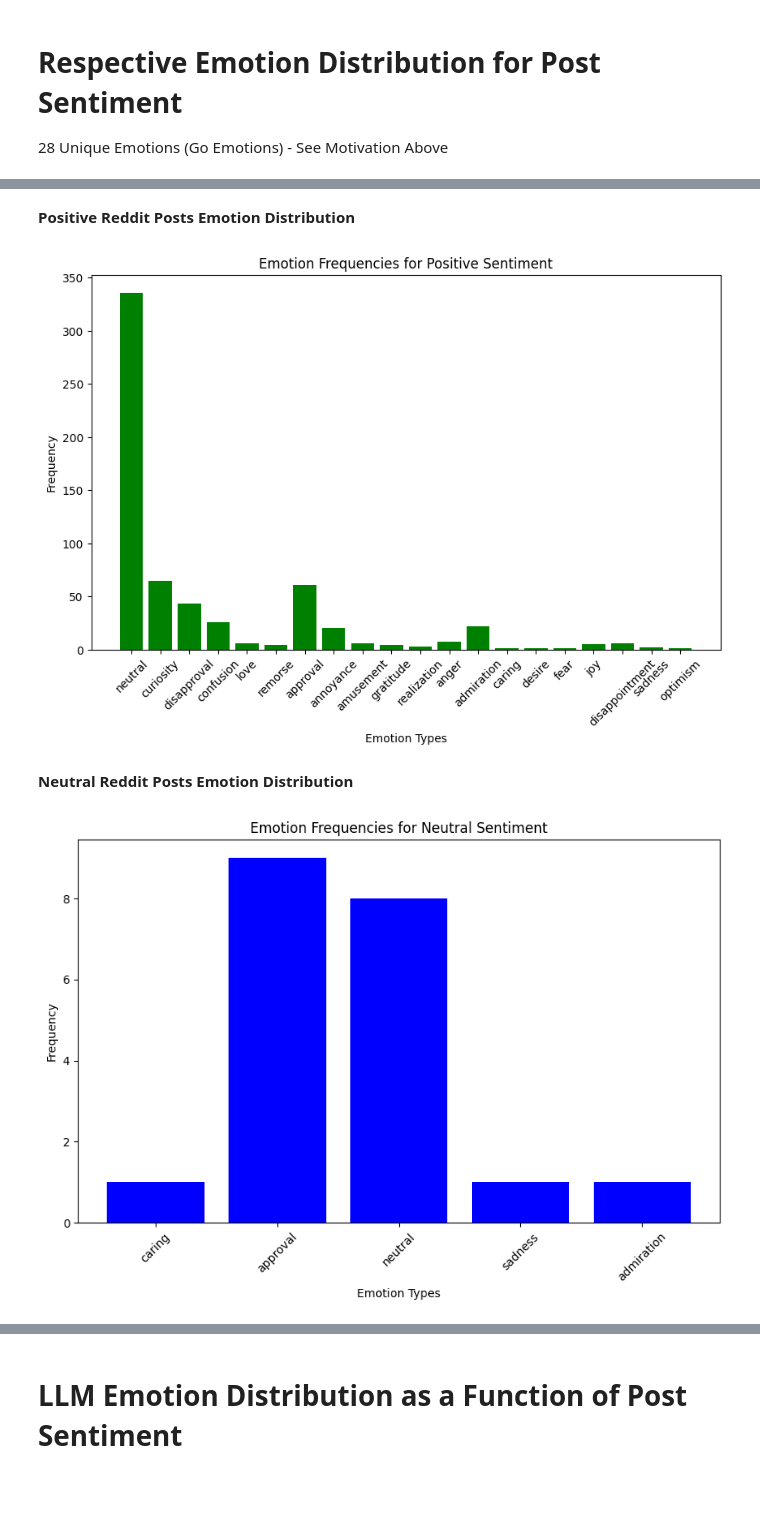
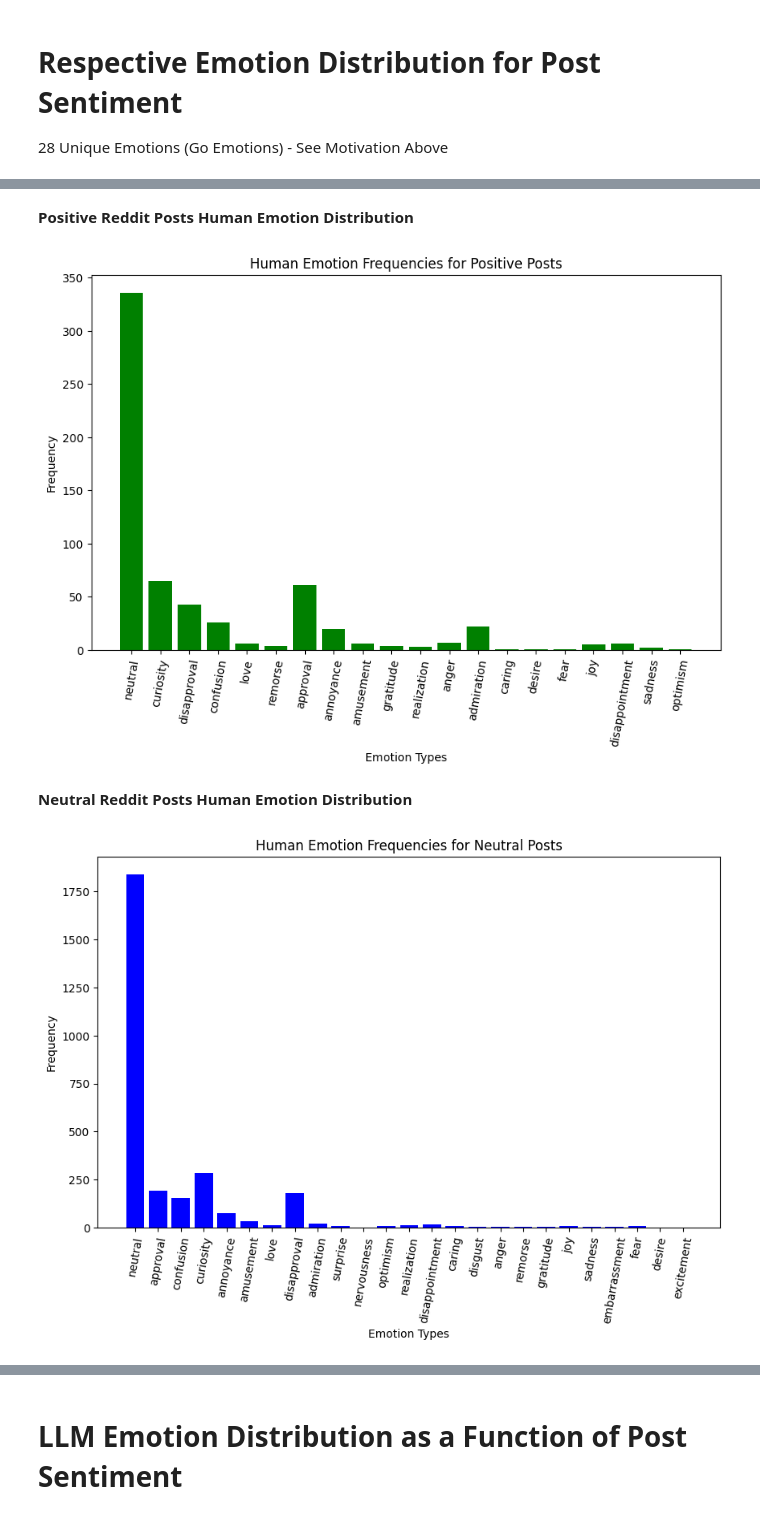
Before and after one commit to EliMartian/reddit_post_sentiment_analysis, a Jupyter notebook: reddit_comments_sentiment_analysis.ipynb, the cells around one changed output, grey strips where cells are left out. Drawn from its saved outputs; the diff is of its cells as text; code cells hidden in the pictures; blank space fills up the shorter version.

Commit message:
adding in anova, more significance work, comparison between llms and humans

```diff
--- a/reddit_comments_sentiment_analysis.ipynb
+++ b/reddit_comments_sentiment_analysis.ipynb
@@ -982,37 +1349,37 @@ plt.show()
 # %% [markdown]
-**Positive Reddit Posts Emotion Distribution**
+**Positive Reddit Posts Human Emotion Distribution**
 # %%
 import matplotlib.pyplot as plt
 
 # Data for positive sentiment emotions
-positive_emotions = emotion_frequency['positive']
+positive_emotions = emotion_frequency_human['positive']
 
 # Plotting the bar chart for positive sentiment emotions
 plt.figure(figsize=(10, 6))
 plt.bar(positive_emotions.keys(), positive_emotions.values(), color='green')
-plt.title('Emotion Frequencies for Positive Sentiment')
+plt.title('Human Emotion Frequencies for Positive Posts')
 plt.xlabel('Emotion Types')
 plt.ylabel('Frequency')
-plt.xticks(rotation=45)
+plt.xticks(rotation=80)
 plt.show()
 # %% [output]
-[figure, old version]
+[figure, new version]
 # %% [markdown]
-**Neutral Reddit Posts Emotion Distribution**
+**Neutral Reddit Posts Human Emotion Distribution**
 # %%
 import matplotlib.pyplot as plt
 
 # Data for neutral sentiment emotions
-neutral_emotions = emotion_frequency['neutral']
+neutral_emotions = emotion_frequency_human['neutral']
 
 # Plotting the bar chart for neutral sentiment emotions
 plt.figure(figsize=(10, 6))
 plt.bar(neutral_emotions.keys(), neutral_emotions.values(), color='blue')
-plt.title('Emotion Frequencies for Neutral Sentiment')
+plt.title('Human Emotion Frequencies for Neutral Posts')
 plt.xlabel('Emotion Types')
 plt.ylabel('Frequency')
-plt.xticks(rotation=45)
+plt.xticks(rotation=80)
 plt.show()
 # %% [output]
-[figure, old version]
+[figure, new version]
 # %% [markdown]
```
Also changed, not shown: parts of 37 cells of this notebook, 1 other file.
